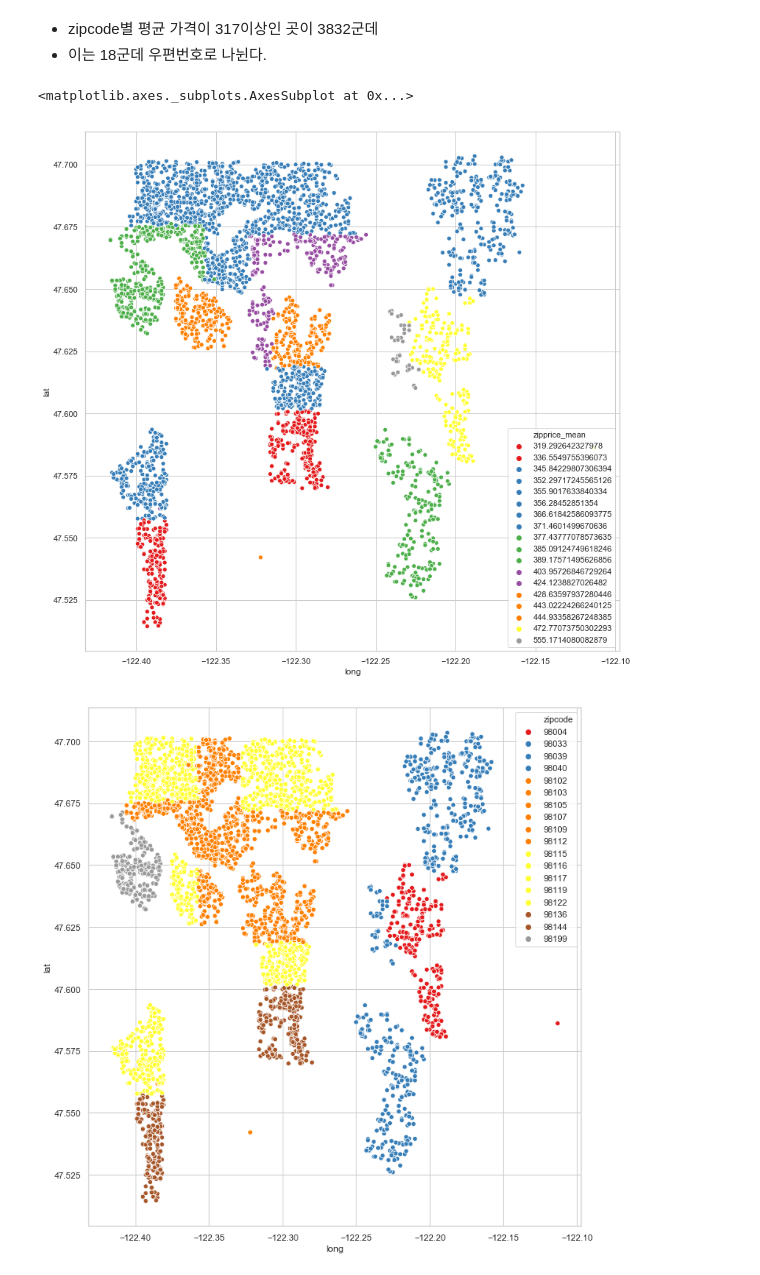
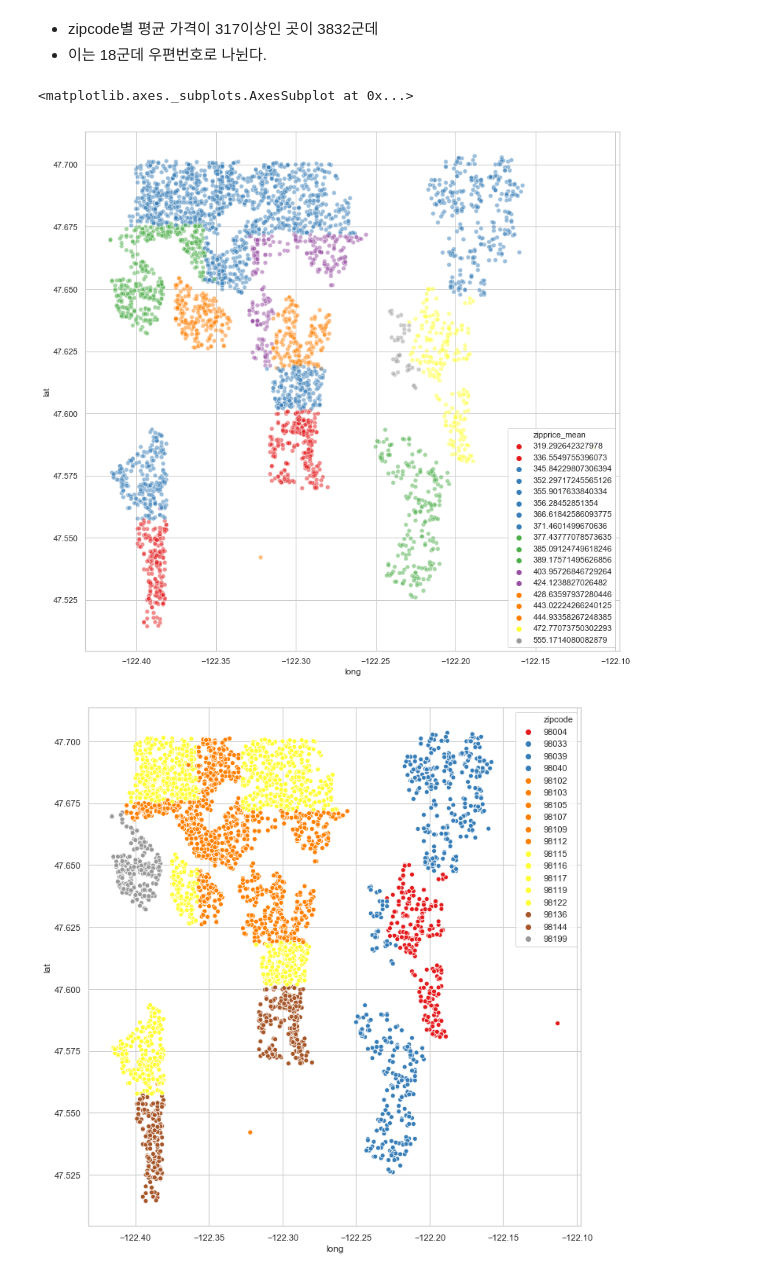
Before and after one commit to Junhojuno/everyday-kaggle, a Jupyter notebook: houseprice_prediction/code/Lets-EDA-it.ipynb, the cells around one changed output. Cells and saved outputs as stored; diff of their text form; code cells hidden in the pictures.

```diff
--- a/houseprice_prediction/code/Lets-EDA-it.ipynb
+++ b/houseprice_prediction/code/Lets-EDA-it.ipynb
@@ -809,10 +798,10 @@ sample.shape[0]
 # %%
 a = sample.loc[(sample.lat < 47.8) & (sample.lat > 47.5), :]
 plt.figure(figsize=(13,13))
-sns.scatterplot(data=a, x='long', y='lat', hue='zipprice_mean', legend='full', palette='Set1')
+sns.scatterplot(data=a, x='long', y='lat', hue='zipprice_mean', legend='full', palette='Set1', alpha=0.5)
 # %% [output]
 <matplotlib.axes._subplots.AxesSubplot at 0x...>
-[figure, old version]
+[figure, new version]
 # %%
 plt.figure(figsize=(10,10))
 sns.scatterplot(data=a, x='long', y='lat', hue='zipcode', legend='full', palette='Set1')
```
Also changed, not shown: parts of 21 cells of this notebook.
